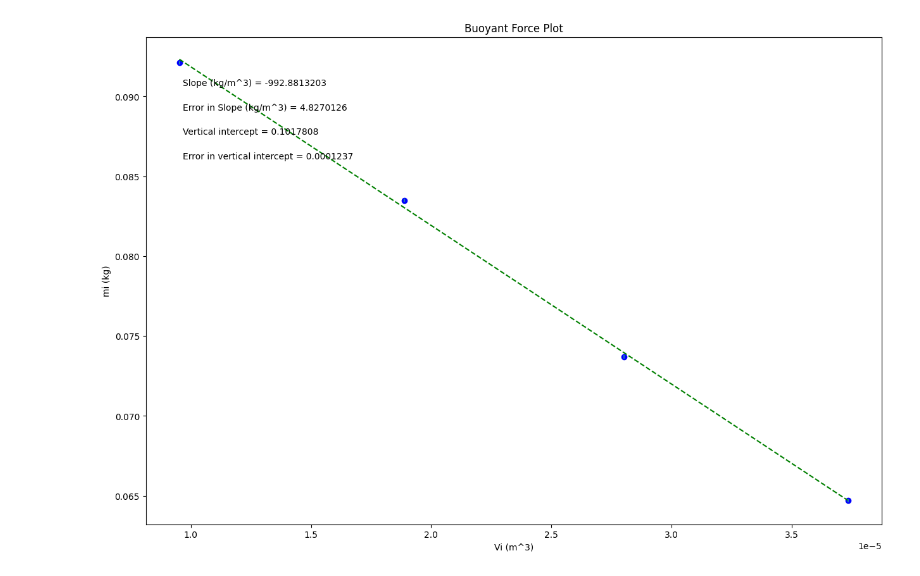
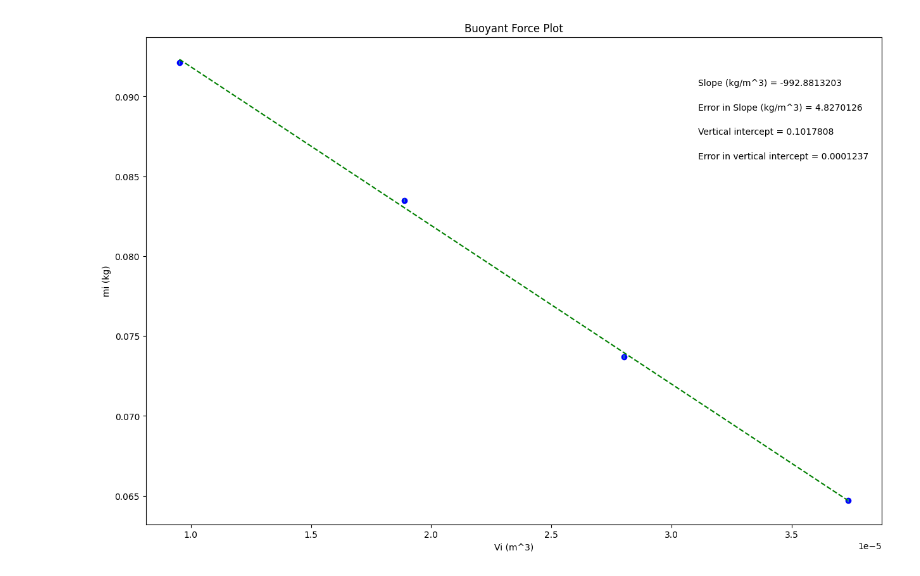
Before and after one commit to steveniverson17/Physics-216N-Lab, a Jupyter notebook: PHSX216N_BuoyantF_Lab_SI_PHSXlab_plotting_template.ipynb, the cells around one changed output. Saved outputs shown, nothing was run; the diff lists cells and outputs as text; code cells hidden in the pictures.

```diff
--- a/PHSX216N_BuoyantF_Lab_SI_PHSXlab_plotting_template.ipynb
+++ b/PHSX216N_BuoyantF_Lab_SI_PHSXlab_plotting_template.ipynb
@@ -45,7 +45,7 @@ slope_units= 'kg/m^3'
 #UPDATE ANNOTATION PLACEMENT SO IT'S OUT OF WAY OF PLOTTED DATA AND BEST FIT LINE
 #integer from 1 to 4, top R corner is 1 (counter-clockwise from there)
 
-annotation_placement=2
+annotation_placement=1
 
 
 #-----------------------------------------------------------------------#
@@ -92,31 +92,31 @@ elif annotation_placement==3 or annotation_placement==4:
 #Don't need to change anything in this section!
 
 #Plot data on graph. Plot error bars and place values for slope,
 #error in slope, and vertical intercept (plus error) on the plot using "annotate"
 
 plt.figure(figsize=(15,10))
 
 plt.plot(x, fit, color='green', linestyle='--')
 plt.scatter(x, y, color='blue', marker='o')
 
 plt.xlabel(x_label)
 plt.ylabel(y_label)
 plt.title(plot_title)
 
 plt.errorbar(x, y, yerr=dy, xerr=None, fmt="none") #don't need to plot x error bars
 
 plt.annotate('Slope ({}) = {value:.{digits}f}'.format(slope_units,value=m, digits=7),
              (xpos, ypos[0]), xycoords='axes fraction')
 
 plt.annotate('Error in Slope ({}) = {value:.{digits}f}'.format(slope_units,value=dm, digits=7),
              (xpos, ypos[1]), xycoords='axes fraction')
 
 plt.annotate('Vertical intercept = {value:.{digits}f}'.format(value=b, digits=7),
              (xpos, ypos[2]), xycoords='axes fraction')
 
 plt.annotate('Error in vertical intercept = {value:.{digits}f}'.format(value=db, digits=7),
              (xpos, ypos[3]), xycoords='axes fraction')
 
 plt.show()
 # %% [output]
-[figure, old version]
+[figure, new version]
```
